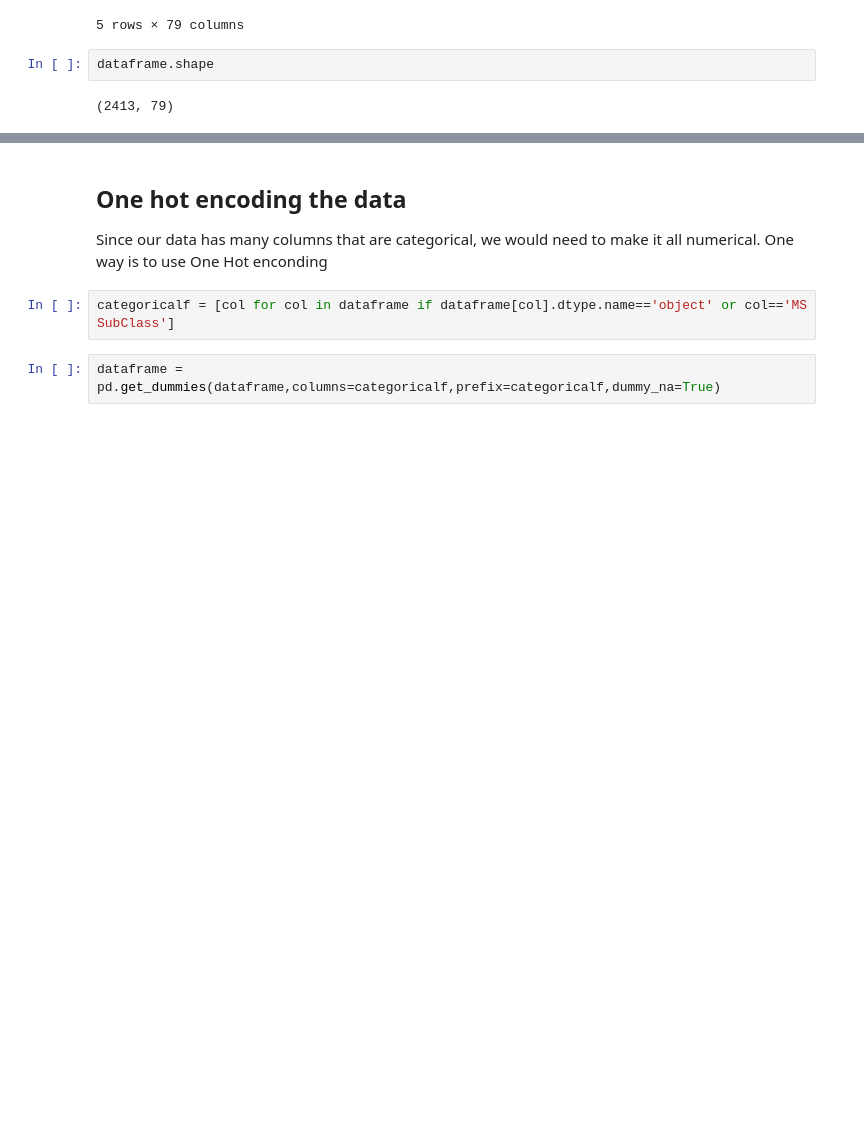
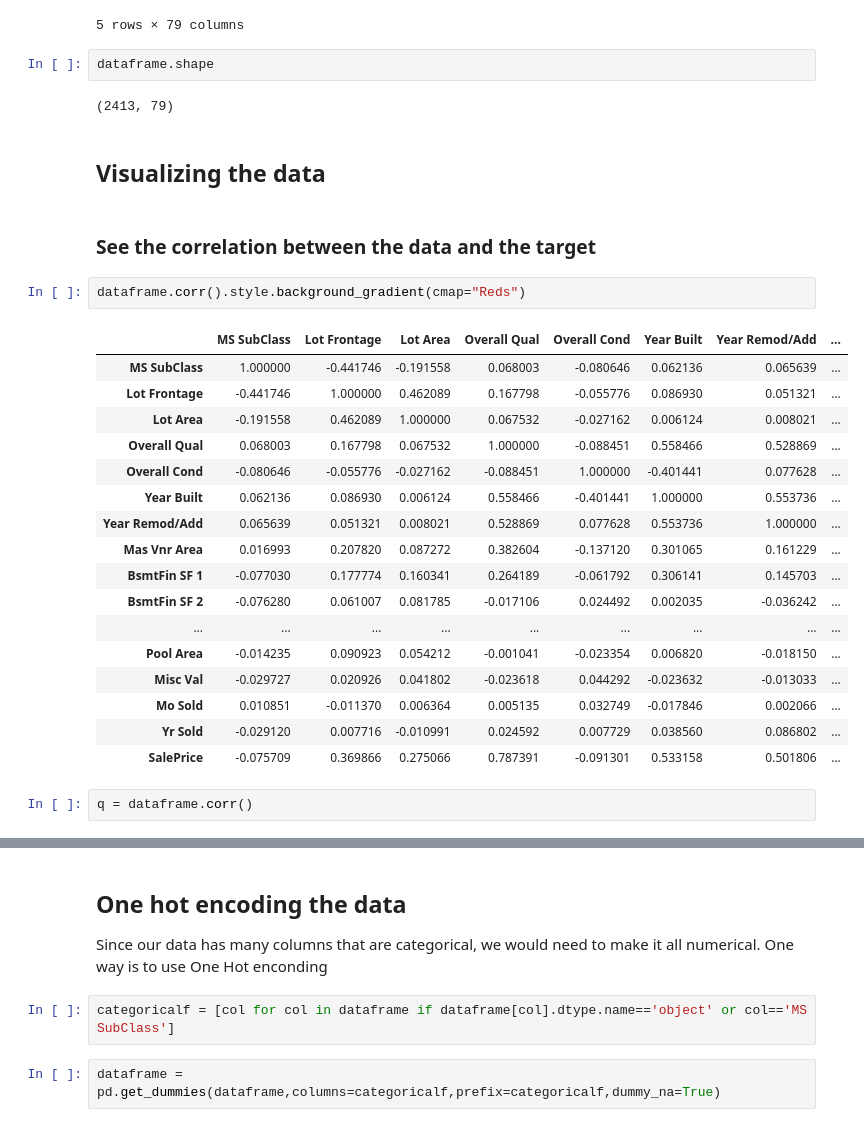
Before and after one commit to bipindr123/ML_workshop, a Jupyter notebook: workshop_demo1.ipynb, the cells around one changed output, grey strips where cells are left out. Cells and saved outputs as stored; diff of their text form; blank space fills up the shorter version.

```diff
--- a/workshop_demo1.ipynb
+++ b/workshop_demo1.ipynb
@@ -97,3 +98,29 @@ dataframe.head()
 dataframe.shape
 # %% [output]
 (2413, 79)
+# %% [markdown]
+## Visualizing the data
+# %% [markdown]
+### See the correlation between the data and the target
+# %%
+dataframe.corr().style.background_gradient(cmap="Reds")
+# %% [output]
+|  | MS SubClass | Lot Frontage | Lot Area | Overall Qual | Overall Cond | Year Built | Year Remod/Add | ... |
+| MS SubClass | 1.000000 | -0.441746 | -0.191558 | 0.068003 | -0.080646 | 0.062136 | 0.065639 | ... |
+| Lot Frontage | -0.441746 | 1.000000 | 0.462089 | 0.167798 | -0.055776 | 0.086930 | 0.051321 | ... |
+| Lot Area | -0.191558 | 0.462089 | 1.000000 | 0.067532 | -0.027162 | 0.006124 | 0.008021 | ... |
+| Overall Qual | 0.068003 | 0.167798 | 0.067532 | 1.000000 | -0.088451 | 0.558466 | 0.528869 | ... |
+| Overall Cond | -0.080646 | -0.055776 | -0.027162 | -0.088451 | 1.000000 | -0.401441 | 0.077628 | ... |
+| Year Built | 0.062136 | 0.086930 | 0.006124 | 0.558466 | -0.401441 | 1.000000 | 0.553736 | ... |
+| Year Remod/Add | 0.065639 | 0.051321 | 0.008021 | 0.528869 | 0.077628 | 0.553736 | 1.000000 | ... |
+| Mas Vnr Area | 0.016993 | 0.207820 | 0.087272 | 0.382604 | -0.137120 | 0.301065 | 0.161229 | ... |
+| BsmtFin SF 1 | -0.077030 | 0.177774 | 0.160341 | 0.264189 | -0.061792 | 0.306141 | 0.145703 | ... |
+| BsmtFin SF 2 | -0.076280 | 0.061007 | 0.081785 | -0.017106 | 0.024492 | 0.002035 | -0.036242 | ... |
+| ... | ... | ... | ... | ... | ... | ... | ... | ... |
+| Pool Area | -0.014235 | 0.090923 | 0.054212 | -0.001041 | -0.023354 | 0.006820 | -0.018150 | ... |
+| Misc Val | -0.029727 | 0.020926 | 0.041802 | -0.023618 | 0.044292 | -0.023632 | -0.013033 | ... |
+| Mo Sold | 0.010851 | -0.011370 | 0.006364 | 0.005135 | 0.032749 | -0.017846 | 0.002066 | ... |
+| Yr Sold | -0.029120 | 0.007716 | -0.010991 | 0.024592 | 0.007729 | 0.038560 | 0.086802 | ... |
+| SalePrice | -0.075709 | 0.369866 | 0.275066 | 0.787391 | -0.091301 | 0.533158 | 0.501806 | ... |
+# %%
+q = dataframe.corr()
```
Also changed, not shown: parts of 11 cells of this notebook.
